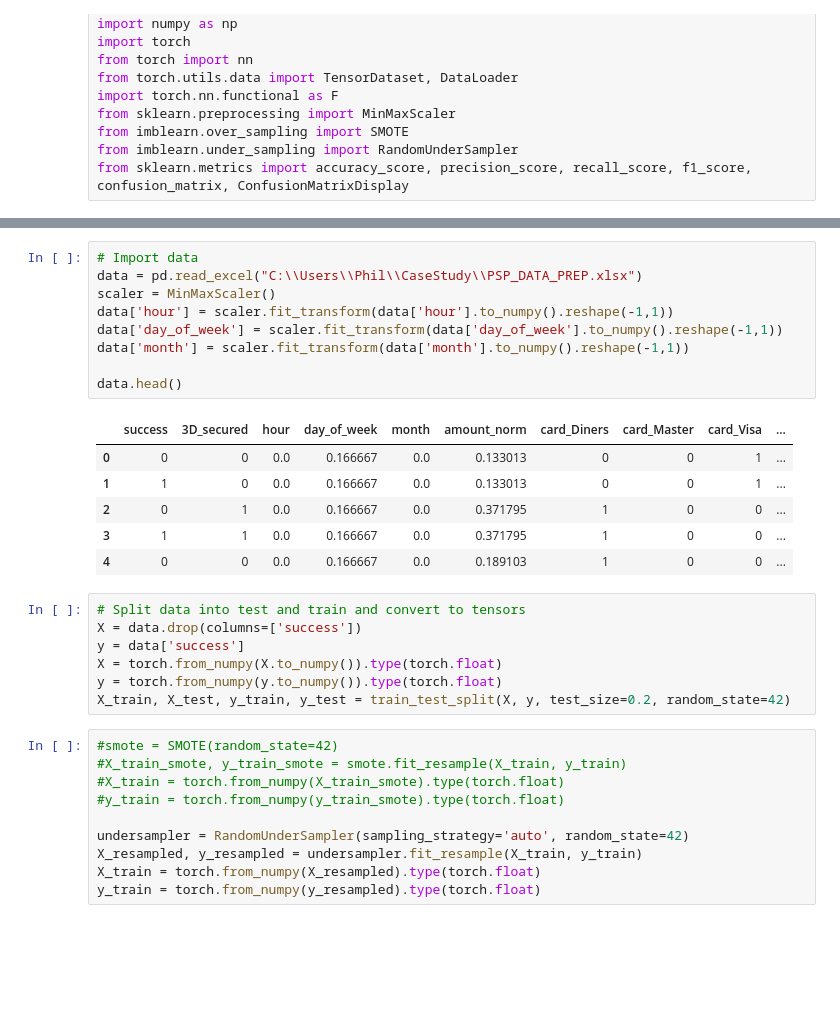
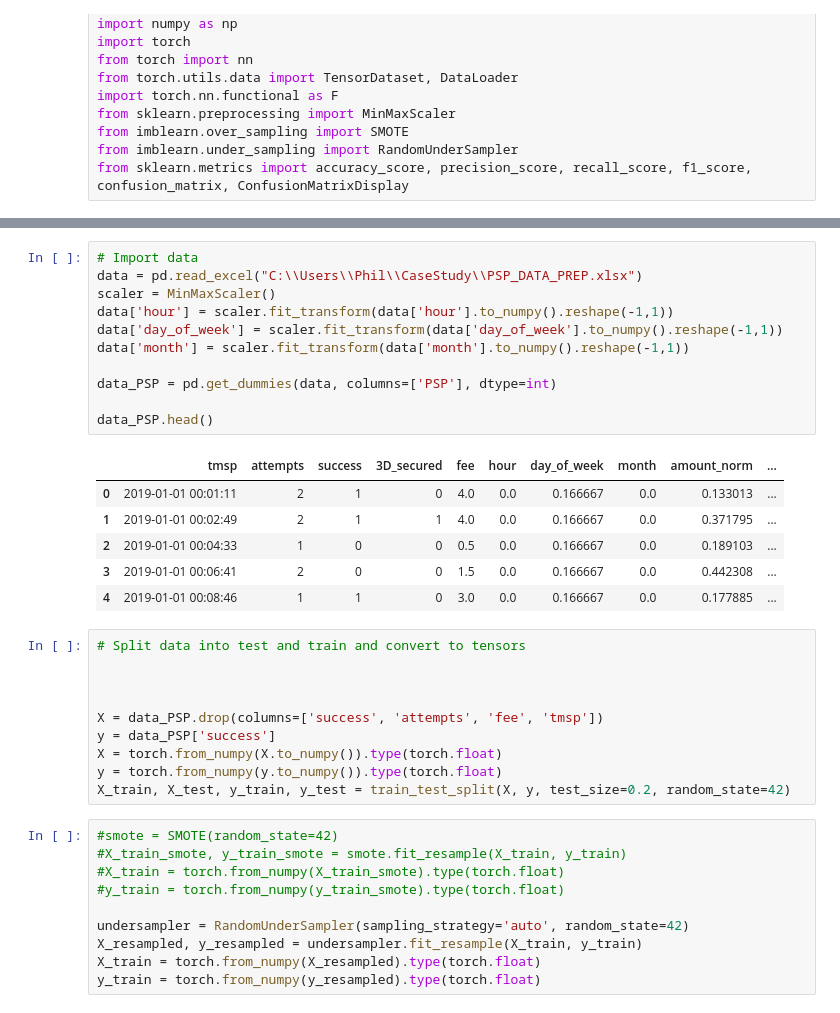
Before and after one commit to phthiessen/IU_CaseStudy, a Jupyter notebook: DeepLearning.ipynb, the cells around one changed output, grey strips where cells are left out. Drawn from its saved outputs; the diff is of its cells as text; blank space fills up the shorter version.

```diff
--- a/DeepLearning.ipynb
+++ b/DeepLearning.ipynb
@@ -15,23 +24,28 @@ from sklearn.metrics import accuracy_score, precision_score, recall_score, f1_sc
 # %%
 # Import data
 data = pd.read_excel("C:\\Users\\Phil\\CaseStudy\\PSP_DATA_PREP.xlsx")
 scaler = MinMaxScaler()
 data['hour'] = scaler.fit_transform(data['hour'].to_numpy().reshape(-1,1))
 data['day_of_week'] = scaler.fit_transform(data['day_of_week'].to_numpy().reshape(-1,1))
 data['month'] = scaler.fit_transform(data['month'].to_numpy().reshape(-1,1))
 
-data.head()
+data_PSP = pd.get_dummies(data, columns=['PSP'], dtype=int)
+
+data_PSP.head()
 # %% [output]
-|  | success | 3D_secured | hour | day_of_week | month | amount_norm | card_Diners | card_Master | card_Visa | ... |
-| 0 | 0 | 0 | 0.0 | 0.166667 | 0.0 | 0.133013 | 0 | 0 | 1 | ... |
-| 1 | 1 | 0 | 0.0 | 0.166667 | 0.0 | 0.133013 | 0 | 0 | 1 | ... |
-| 2 | 0 | 1 | 0.0 | 0.166667 | 0.0 | 0.371795 | 1 | 0 | 0 | ... |
-| 3 | 1 | 1 | 0.0 | 0.166667 | 0.0 | 0.371795 | 1 | 0 | 0 | ... |
-| 4 | 0 | 0 | 0.0 | 0.166667 | 0.0 | 0.189103 | 1 | 0 | 0 | ... |
+|  | tmsp | attempts | success | 3D_secured | fee | hour | day_of_week | month | amount_norm | ... |
+| 0 | 2019-01-01 00:01:11 | 2 | 1 | 0 | 4.0 | 0.0 | 0.166667 | 0.0 | 0.133013 | ... |
+| 1 | 2019-01-01 00:02:49 | 2 | 1 | 1 | 4.0 | 0.0 | 0.166667 | 0.0 | 0.371795 | ... |
+| 2 | 2019-01-01 00:04:33 | 1 | 0 | 0 | 0.5 | 0.0 | 0.166667 | 0.0 | 0.189103 | ... |
+| 3 | 2019-01-01 00:06:41 | 2 | 0 | 0 | 1.5 | 0.0 | 0.166667 | 0.0 | 0.442308 | ... |
+| 4 | 2019-01-01 00:08:46 | 1 | 1 | 0 | 3.0 | 0.0 | 0.166667 | 0.0 | 0.177885 | ... |
 # %%
 # Split data into test and train and convert to tensors
-X = data.drop(columns=['success'])
-y = data['success']
+
+
+
+X = data_PSP.drop(columns=['success', 'attempts', 'fee', 'tmsp'])
+y = data_PSP['success']
 X = torch.from_numpy(X.to_numpy()).type(torch.float)
 y = torch.from_numpy(y.to_numpy()).type(torch.float)
 X_train, X_test, y_train, y_test = train_test_split(X, y, test_size=0.2, random_state=42)
```
Also changed, not shown: parts of 4 cells of this notebook, 1 other file.
